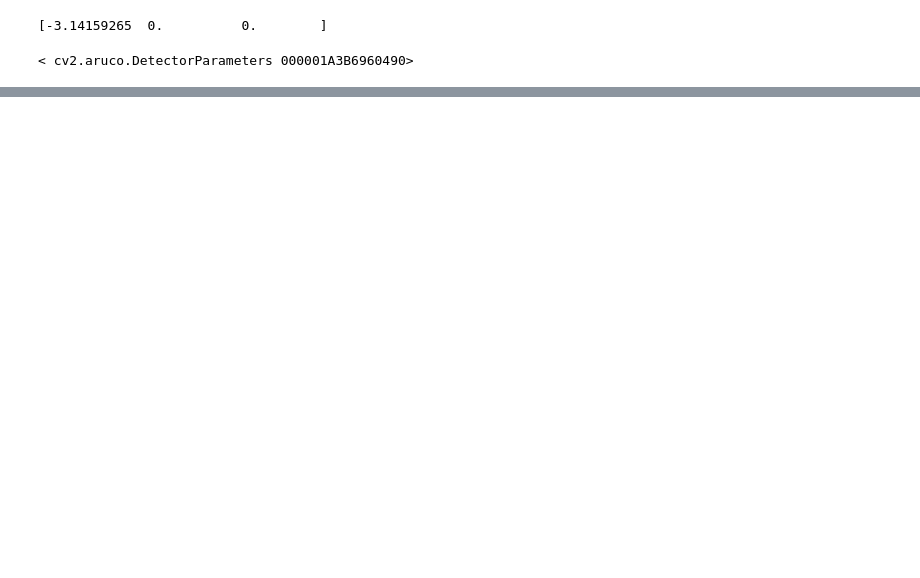
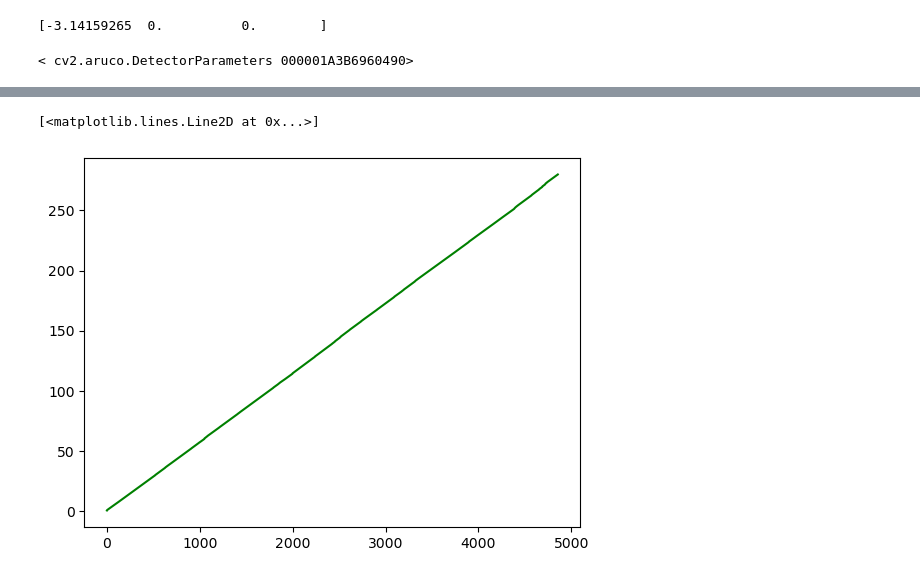
Before and after one commit to kevin529520/weld_planning, a Jupyter notebook: arucoTest/try.ipynb, the cells around one changed output, grey strips where cells are left out. Cells and saved outputs as stored; diff of their text form; code cells hidden in the pictures; blank space fills up the shorter version.

```diff
--- a/arucoTest/try.ipynb
+++ b/arucoTest/try.ipynb
@@ -262,0 +219,11 @@ Rotation Vectors: [[[-1.92454988 -2.10204519 -0.62140541]]]
+# %%
+import numpy as np
+import matplotlib.pyplot as plt
+
+# 读取 init_pose.txt 文件
+data1 = np.loadtxt('/home/kevin/soft_fingers/weld_planning/data/camera1/2024-12-26-17-42.txt')
+data2 = np.loadtxt('/home/kevin/soft_fingers/weld_planning/data/camera1/2024-12-26-17-48.txt')
+plt.plot(data2[:, 0], 'g-')
+# %% [output]
+[<matplotlib.lines.Line2D at 0x...>]
+[figure, added]
```
Also changed, not shown: parts of 10 cells of this notebook, 8 other files.
